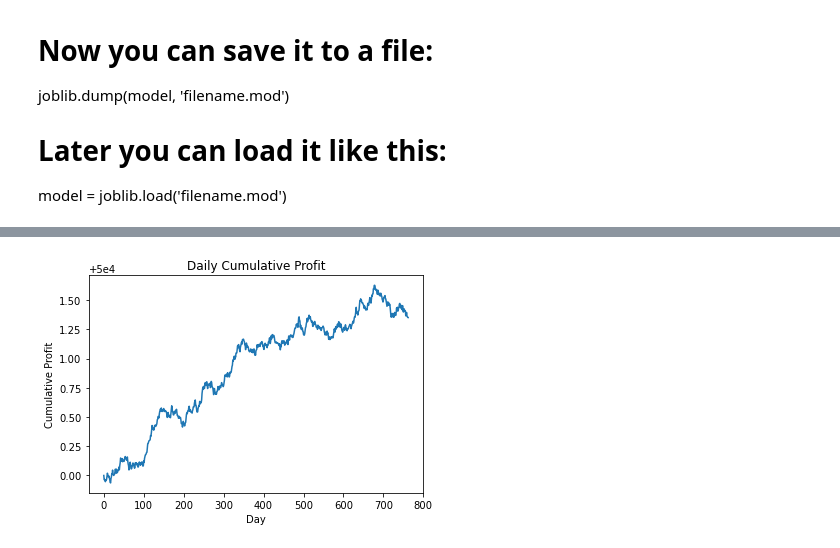
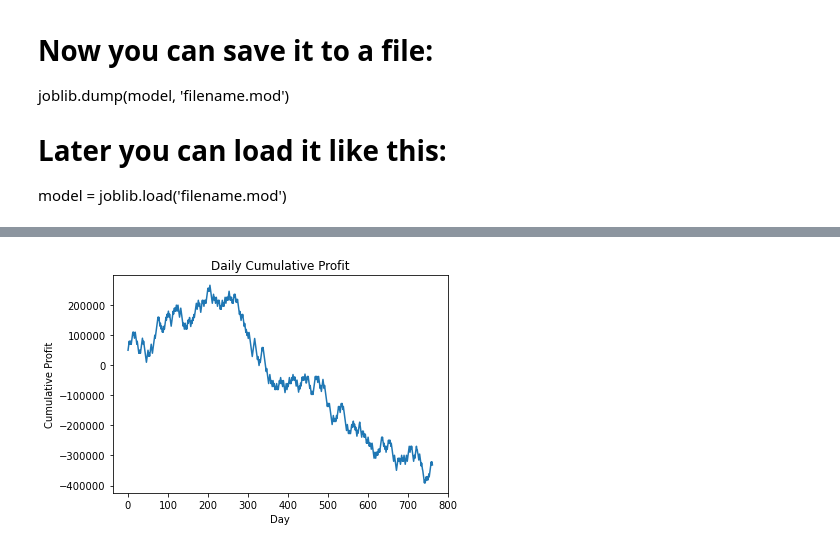
Before and after one commit to darrenlawton/btc_trader_team_five, a Jupyter notebook: notebooks/dl_btc_return_linear_regression.ipynb, the cells around one changed output, grey strips where cells are left out. Drawn from its saved outputs; the diff is of its cells as text; code cells hidden in the pictures.

Commit message:
stop loss logic correction

```diff
--- a/notebooks/dl_btc_return_linear_regression.ipynb
+++ b/notebooks/dl_btc_return_linear_regression.ipynb
@@ -155,39 +160,39 @@ Index(['activeaddresses_btc', 'bitcoin_confirmationtime', 'bitcoin_difficulty',
 # %%
 # Trading decision and profit/loss calculation with threshold
-STOP_LOSS_PROFIT_THRESHOLD = 1000
+STOP_LOSS_PROFIT_THRESHOLD = 10000
 INITIAL_CAPITAL = 50000
 profit_loss = []
 for i in range(len(y_test)):
     predicted_return = predict_y[i]
     actual_return = y_test.iloc[i]
     t_closing_price = X_test.iloc[i]['mkt_Close']
+    if predicted_return < t_closing_price:
 
-    if predicted_return > t_closing_price + STOP_LOSS_PROFIT_THRESHOLD:
         trading_decision = 'Sell'
-        A = (t_closing_price - max(t_closing_price, predicted_return)) * (INITIAL_CAPITAL / t_closing_price)
+        A = (t_closing_price - max(actual_return, predicted_return)) * (INITIAL_CAPITAL / t_closing_price)
         B = STOP_LOSS_PROFIT_THRESHOLD
         profit_loss.append(min(abs(A), abs(B)) * (A / abs(A)))
-    elif predicted_return < t_closing_price - STOP_LOSS_PROFIT_THRESHOLD:
-        trading_decision = 'Sell'
-        A = (min(t_closing_price, predicted_return) - t_closing_price) * (INITIAL_CAPITAL / t_closing_price)
+    elif predicted_return > t_closing_price:
+        trading_decision = 'Buy'
+        A = (min(actual_return, predicted_return) - t_closing_price) * (INITIAL_CAPITAL / t_closing_price)
         B = STOP_LOSS_PROFIT_THRESHOLD
         profit_loss.append(min(abs(A), abs(B)) * (A / abs(A)))
     else:
         trading_decision = 'Hold'
-        profit_loss.append(predicted_return)
+        profit_loss.append(0)
 
 # Calculate daily cumulative profit
 cumulative_profit = [INITIAL_CAPITAL]
 for i in range(1, len(profit_loss)):
     cumulative_profit.append(cumulative_profit[i-1] + profit_loss[i])
 
 plt.plot(range(len(y_test)), cumulative_profit)
 plt.ylabel('Cumulative Profit')
 plt.xlabel('Day')
 plt.title("Daily Cumulative Profit")
 plt.show()
 # %% [output]
-[figure, old version]
+[figure, new version]
 # %%
 # SGDRegressor - test only
 from sklearn.linear_model import SGDRegressor
```
Also changed, not shown: parts of 4 cells of this notebook.
